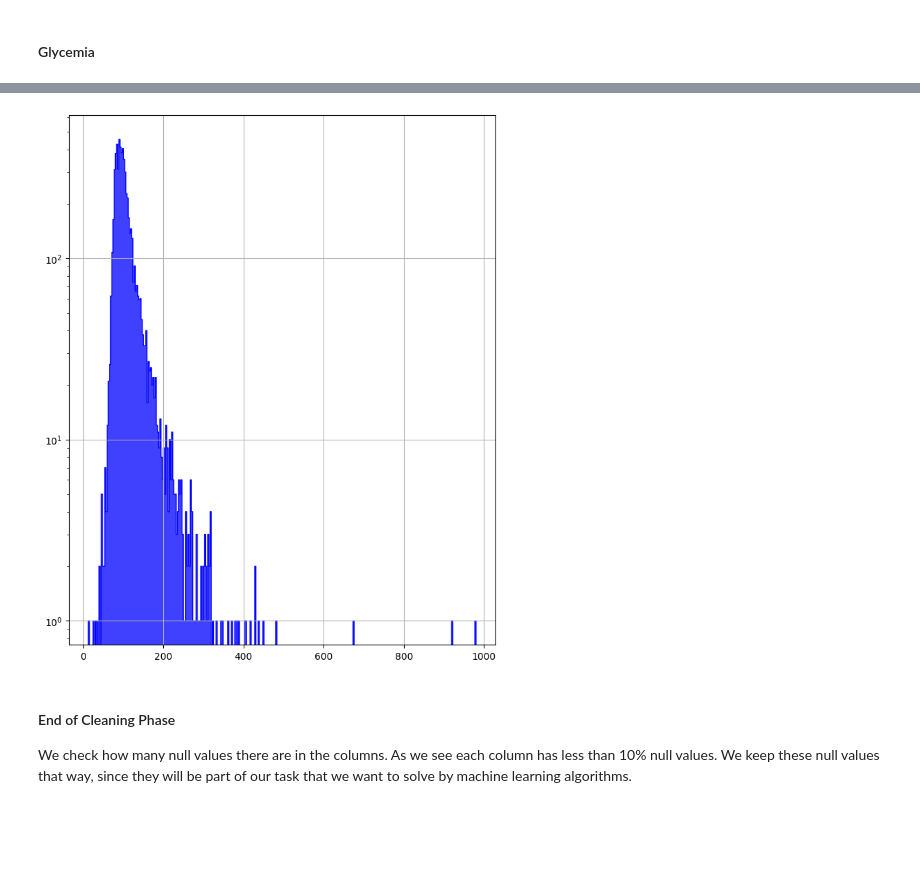
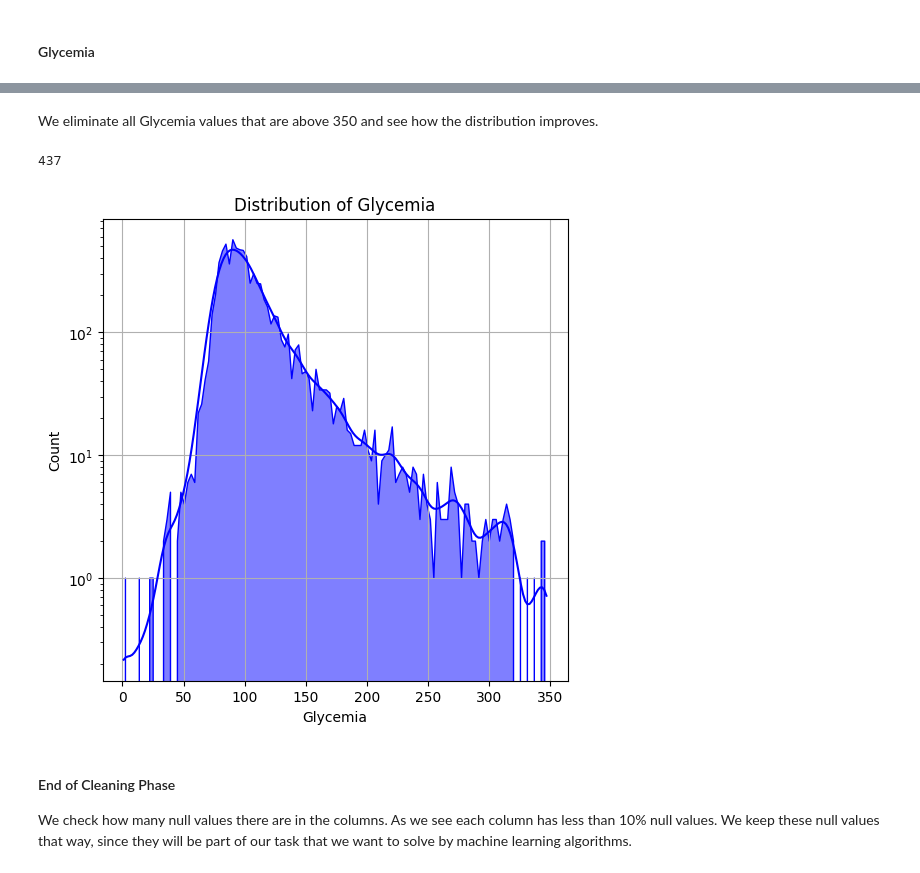
Before and after one commit to davide-marchi/clinical-data-encoding, a Jupyter notebook: Cleaning_Data.ipynb, the cells around one changed output, grey strips where cells are left out. Saved outputs shown, nothing was run; the diff lists cells and outputs as text; code cells hidden in the pictures; blank space fills up the shorter version.

```diff
--- a/Cleaning_Data.ipynb
+++ b/Cleaning_Data.ipynb
@@ -30,7 +30,8 @@ In this section, we will define some utility functions that we will use later in
 def sea_histogram(dataframe_to_plot, column_of_interest, figsize=(8,10), title=None, xlabel=None,
                   ylabel=None, hue=None, palette="deep", stat="count", binwidth=None,
                   multiple="layer", element="step", fill=True, shrink=1, kde=False, color="blue",
-                  log_scale=None, ylog=False, xlog=False, show_grid=False):
+                  log_scale=None, ylog=False, xlog=False, show_grid=False, vline=False,
+                  n_vline=0, c_vline="red"):
     """
     This function creates a histogram using seaborn library with customizable options.
 
@@ -55,6 +56,9 @@ def sea_histogram(dataframe_to_plot, column_of_interest, figsize=(8,10), title=N
     - ylog: Whether to use a logarithmic scale for the y-axis.
     - xlog: Whether to use a logarithmic scale for the x-axis.
     - show_grid: Whether to show grid lines on the plot.
+    - vline: Add a vertical red line.
+    - n_vline: Position in x-axis of the vline.
+    - c_vline: Color of the vline.
 
     Returns:
     - None: The function displays the plot.
@@ -77,6 +81,10 @@ def sea_histogram(dataframe_to_plot, column_of_interest, figsize=(8,10), title=N
     if xlog:
         plt.xscale("log")
 
+    if vline:
+        # Add a vertical red
+        plt.axvline(x=n_vline, color=c_vline, linestyle='--')
+
     plt.xlabel(xlabel)
     plt.ylabel(ylabel)
     plt.title(title)
@@ -178,3 +188,23 @@ def reorder_columns(dataframe, columns):
+# %%
+def remove_outliers(dataframe, column_name, threshold, minor=False):
+    """
+    Remove outliers from a specific column in the dataframe based on a threshold.
+
+    Args:
+    - dataframe (DataFrame): The pandas DataFrame.
+    - column_name (str): The name of the column containing the values to be checked for outliers.
+    - threshold (float): The threshold value above which outliers will be removed.
+    - minor (bool): If True, remove values below the threshold. If False (default), remove values above the threshold.
+
+    Returns:
+    - DataFrame: The modified DataFrame with outliers removed.
+    """
+    if not minor:
+        dataframe.loc[dataframe[column_name] > threshold, column_name] = np.nan
+    else:
+        dataframe.loc[dataframe[column_name] < threshold, column_name] = np.nan
+
+    return dataframe[column_name]
 # %% [markdown]
 ## Loading Datasets
 
@@ -322,11 +371,27 @@ boxplot_func(columns_of_interest="Glycemia",
+# %% [markdown]
+We eliminate all Glycemia values that are above 350 and see how the distribution improves.
+# %%
+chl_dataset["Glycemia"]=remove_outliers(dataframe=chl_dataset,
+                                        column_name="Glycemia",
+                                        threshold=350)
+# %%
+chl_dataset.Glycemia.isna().sum()
+# %% [output]
+437
 # %%
 sea_histogram(dataframe_to_plot=chl_dataset,
               column_of_interest="Glycemia",
+              xlabel="Glycemia",
+              ylabel="Count",
+              title="Distribution of Glycemia",
               show_grid=True,
-              ylog=True
+              element="poly",
+              ylog=True,
+              figsize=(6,6),
+              kde=True
               )
 # %% [output]
-[figure, old version]
+[figure, new version]
 # %% [markdown]
 #### End of Cleaning Phase
 
```
Also changed, not shown: parts of 6 cells of this notebook, 1 other file.
